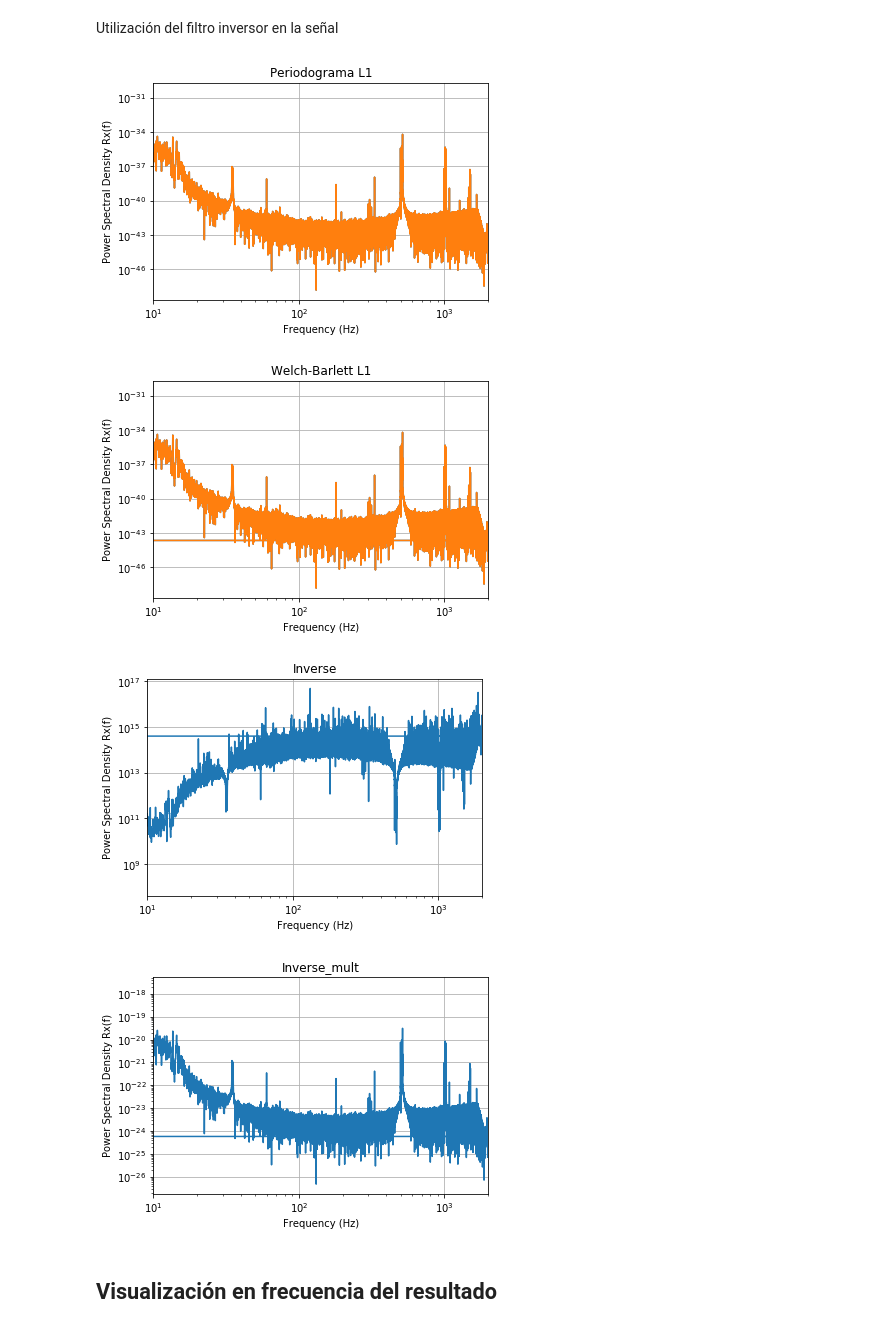
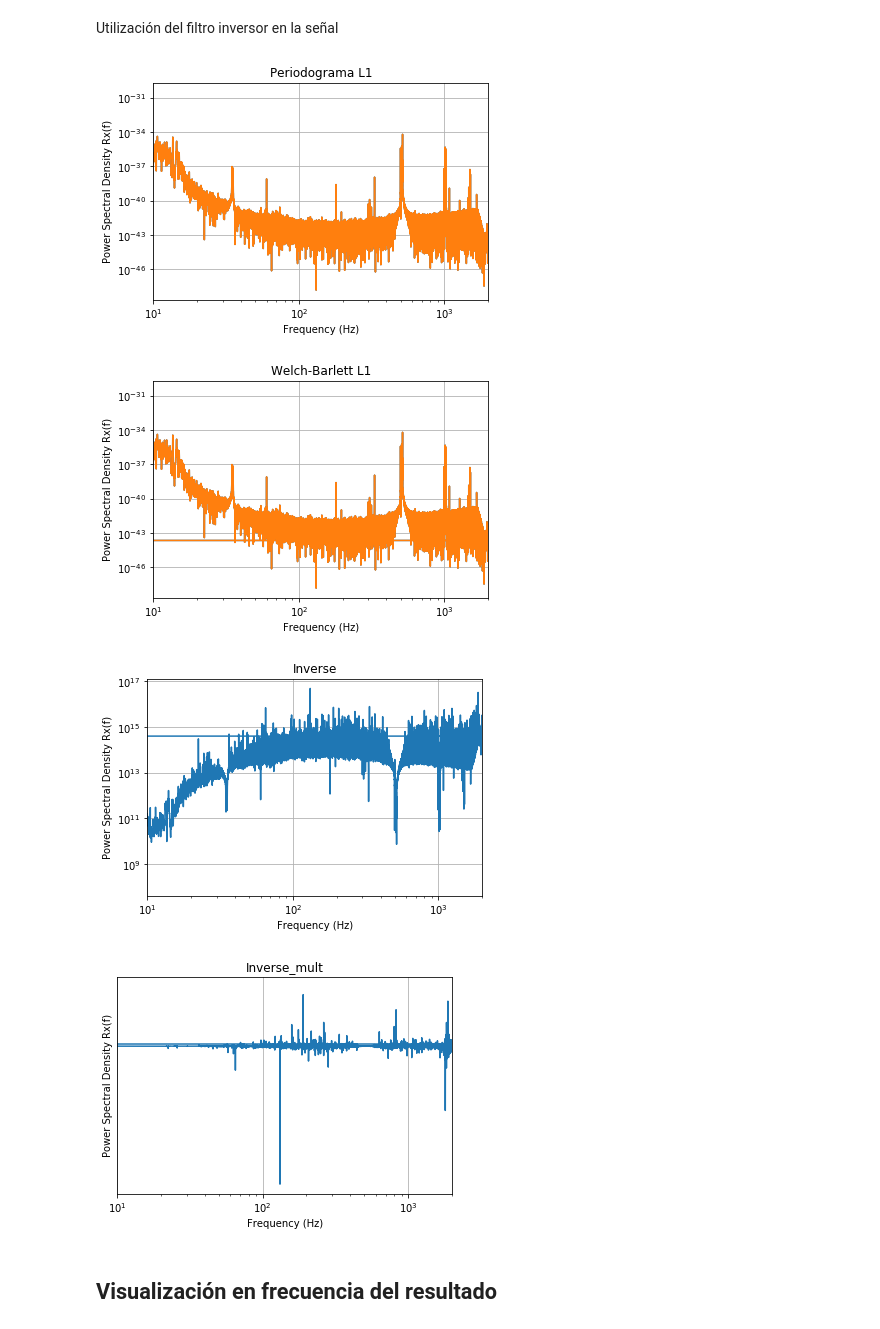
Before and after one commit to LuFernandez/PASA, a Jupyter notebook: TP1. Laboratorio de estimación no-paramétrica/Informe/Informe.ipynb, the cells around one changed output. Cells and saved outputs as stored; diff of their text form; code cells hidden in the pictures.

```diff
--- a/TP1. Laboratorio de estimación no-paramétrica/Informe/Informe.ipynb
+++ b/TP1. Laboratorio de estimación no-paramétrica/Informe/Informe.ipynb
@@ -324,33 +321,30 @@ Utilización del filtro inversor en la señal
 # %%
 f_l1, Pxx_l1 = periodogram(fs=fs, data=strain_l1, figure_number=1, x_lim=(10, 2000), title="Periodograma L1")
 f, R = welch_barlett(data=strain_l1, fs=fs,  D=0, nperseg=len(f_l1), nfft=len(f_l1), title='Welch-Barlett L1',x_lim=(10,2000), plot=True)
 inv_R = inverse_spectogram(R)
 
-# print(inv_R.shape)
-# print(len(f))
 plt.loglog(f, 2/len(f) * inv_R)
 plt.xlim((10,2000))
 plt.grid()
 plt.title('Inverse')
 plt.xlabel("Frequency (Hz)")
 plt.ylabel("Power Spectral Density Rx(f)")
 plt.show()
 
-invertido = np.multiply(Pxx_l1, inv_R)
-# print(Pxx_l1.shape)
-# print(len(f_l1))
+invertido = np.multiply(abs(Pxx_l1), abs(inv_R)**2)
+
 plt.loglog(f, 2/len(f) * invertido)
 plt.xlim((10,2000))
 plt.grid()
 plt.title('Inverse_mult')
 plt.xlabel("Frequency (Hz)")
 plt.ylabel("Power Spectral Density Rx(f)")
 plt.show()
 # %% [output]
 [figure]
 [figure]
 [figure]
-[figure, old version]
+[figure, new version]
 # %% [markdown]
 ## Visualización en frecuencia del resultado
 # %% [markdown]
```
Also changed, not shown: parts of 3 cells of this notebook.
